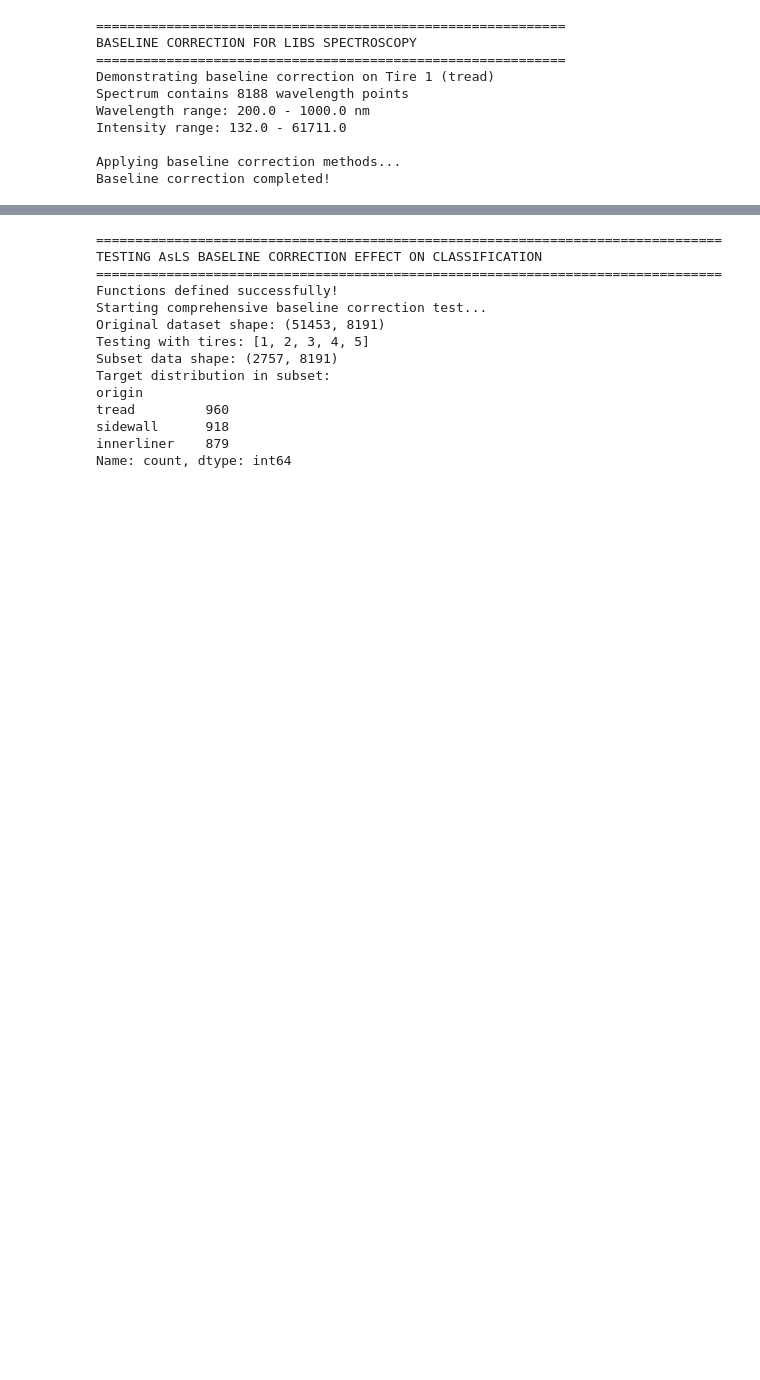
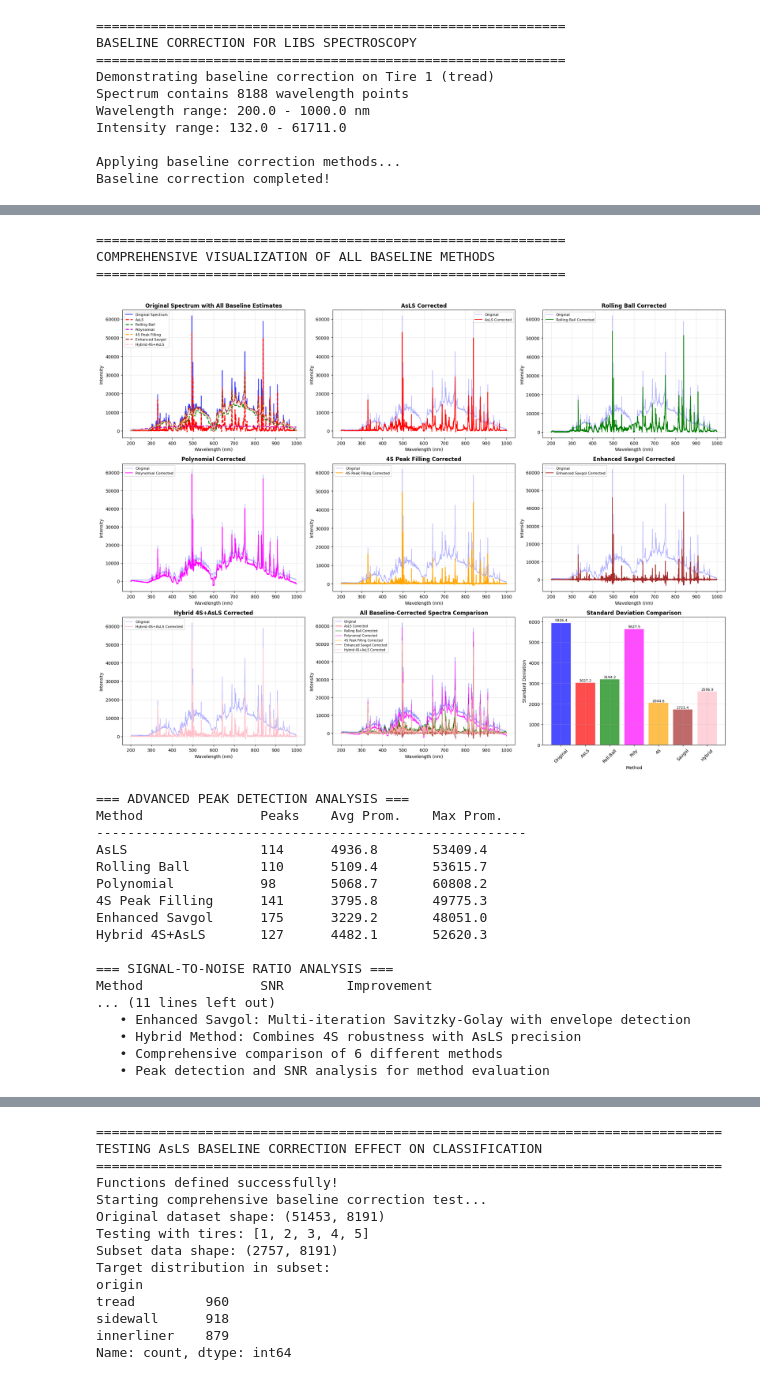
Before and after one commit to milkshake23/ML-LIBS-classificatie, a Jupyter notebook: onderzoeken preprocessing/Baseline_correction.ipynb, the cells around one changed output, grey strips where cells are left out. Cells and saved outputs as stored; diff of their text form; code cells hidden in the pictures; blank space fills up the shorter version.

```diff
--- a/onderzoeken preprocessing/Baseline_correction.ipynb
+++ b/onderzoeken preprocessing/Baseline_correction.ipynb
@@ -708,7 +726,7 @@ method_names = list(methods_advanced.keys())
 # Plot 1: Original spectrum with all baseline estimates
 ax = axes[0]
 ax.plot(wavelengths, intensities, 'b-', label='Original Spectrum', linewidth=1.5, alpha=0.8)
-ax.plot(wavelengths, baseline_als, 'r--', label='AsLS', linewidth=2)
+ax.plot(wavelengths, corrected_als, 'r--', label='AsLS', linewidth=2)
 ax.plot(wavelengths, baseline_rolling, 'g--', label='Rolling Ball', linewidth=2)
 ax.plot(wavelengths, baseline_poly, 'm--', label='Polynomial', linewidth=2)
 ax.plot(wavelengths, baseline_4s, 'orange', linestyle='--', label='4S Peak Filling', linewidth=2)
@@ -819,33 +837,55 @@ def calculate_snr(signal, noise_region_percent=10):
     noise_samples = int(len(sorted_signal) * noise_region_percent / 100)
     noise_level = np.std(sorted_signal[:noise_samples])
 
     # Signal level as the mean of the top regions
     signal_level = np.mean(sorted_signal[-noise_samples:])
 
     snr = signal_level / noise_level if noise_level > 0 else float('inf')
     return snr
 
 print(f"{'Method':<20} {'SNR':<10} {'Improvement':<12}")
 print("-" * 45)
 
 original_snr = calculate_snr(intensities)
 print(f"{'Original':<20} {original_snr:<10.2f} {'Baseline':<12}")
 
 for method_name, corrected_data in methods_advanced.items():
     if method_name == 'Original':
         continue
 
     snr = calculate_snr(corrected_data)
     improvement = snr / original_snr if original_snr > 0 else 1
 
     print(f"{method_name:<20} {snr:<10.2f} {improvement:<12.2f}x")
 
 print(f"\n🎯 ADVANCED BASELINE CORRECTION ANALYSIS COMPLETE!")
 print(f"   • 4S Peak Filling: Iterative peak identification and filling")
 print(f"   • Enhanced Savgol: Multi-iteration Savitzky-Golay with envelope detection")
 print(f"   • Hybrid Method: Combines 4S robustness with AsLS precision")
 print(f"   • Comprehensive comparison of 6 different methods")
 print(f"   • Peak detection and SNR analysis for method evaluation")
+# %% [output]
+============================================================
+COMPREHENSIVE VISUALIZATION OF ALL BASELINE METHODS
+============================================================
+[figure, added]
+=== ADVANCED PEAK DETECTION ANALYSIS ===
+Method               Peaks    Avg Prom.    Max Prom.
+-------------------------------------------------------
+AsLS                 114      4936.8       53409.4
+Rolling Ball         110      5109.4       53615.7
+Polynomial           98       5068.7       60808.2
+4S Peak Filling      141      3795.8       49775.3
+Enhanced Savgol      175      3229.2       48051.0
+Hybrid 4S+AsLS       127      4482.1       52620.3
+
+=== SIGNAL-TO-NOISE RATIO ANALYSIS ===
+Method               SNR        Improvement
+... (11 lines left out)
+   • Enhanced Savgol: Multi-iteration Savitzky-Golay with envelope detection
+   • Hybrid Method: Combines 4S robustness with AsLS precision
+   • Comprehensive comparison of 6 different methods
+   • Peak detection and SNR analysis for method evaluation
 # %%
 # === VISUALIZATION OF BASELINE CORRECTION EFFECTS ===
 
```
Also changed, not shown: parts of 9 cells of this notebook, 3 other files.
